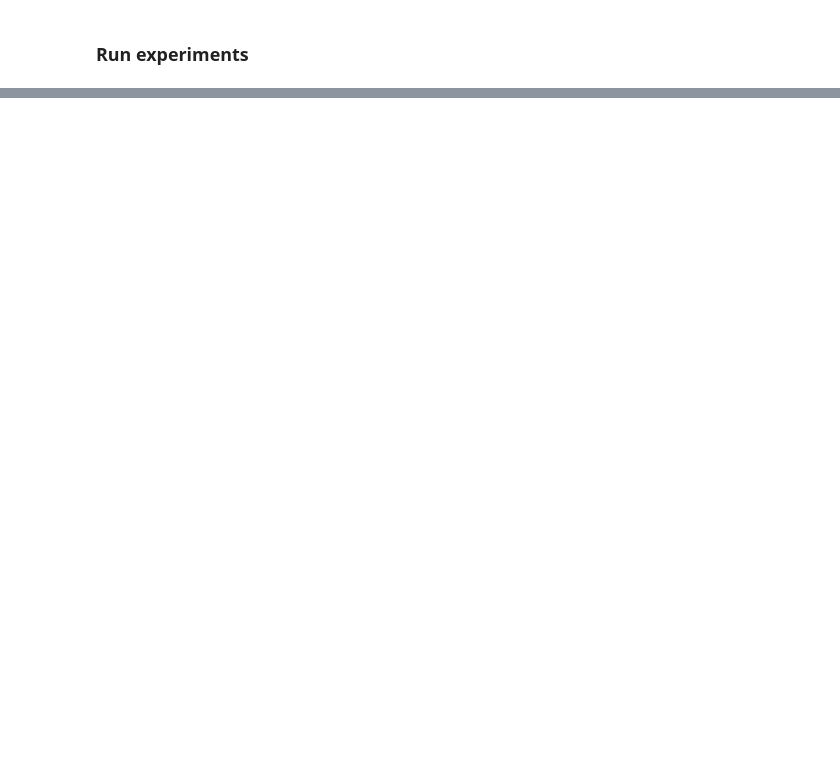
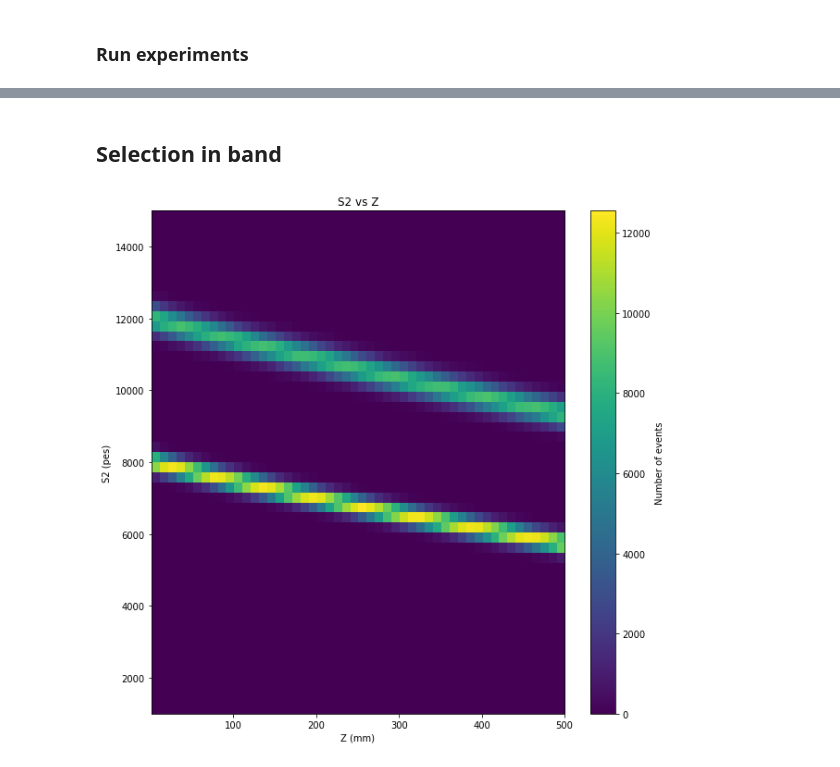
Before and after one commit to proscrite/KrCalibNB, a Jupyter notebook: reference/test_energy_lt_fits_JJGC.ipynb, the cells around one changed output, grey strips where cells are left out. Cells and saved outputs as stored; diff of their text form; code cells hidden in the pictures; blank space fills up the shorter version.

```diff
--- a/reference/test_energy_lt_fits_JJGC.ipynb
+++ b/reference/test_energy_lt_fits_JJGC.ipynb
@@ -341,0 +338,34 @@ plot_histo(pltLabels, ax)
+# %% [markdown]
+## Selection in band
+# %%
+Nevt  = int(1e6)
+e0 = 12e+3 # pes
+std = 0.02 * e0
+lt = 2000 # lifetime in mus
+
+e02 = 8e+3
+std2 = 0.02 * e02
+lt2 = 1500 # lifetime in mus
+nbins_z = 50
+range_z = (1,500)
+
+nbins_e0 = 50
+range_e0 = (1000,15000)
+
+zbins  = np.linspace(*range_z, nbins_z + 1)
+ebins  = np.linspace(*range_e0, nbins_e0 + 1)
+# %%
+z1, e1 = energy_lt_experiment(Nevt, e0, lt, std,   zmin=1, zmax =  500)
+z2, e2 = energy_lt_experiment(Nevt, e02, lt2, std2, zmin=1, zmax =  500)
+# %%
+z  = np.concatenate((z1, z2))
+es = np.concatenate((e1, e2))
+zc, emean_z, esigma_z     = fitf.profileX(z, es, nbins_z)
+# %%
+fig = plt.figure(figsize=(10,10))
+fig.add_subplot(1, 1, 1)
+nevt, *_  = plt.hist2d(z, es, (zbins, ebins))
+plt.colorbar().set_label("Number of events")
+labels(PlotLabels("Z (mm)", "S2 (pes)", f"S2 vs Z"))
+# %% [output]
+[figure, added]
```
Also changed, not shown: parts of 19 cells of this notebook.
